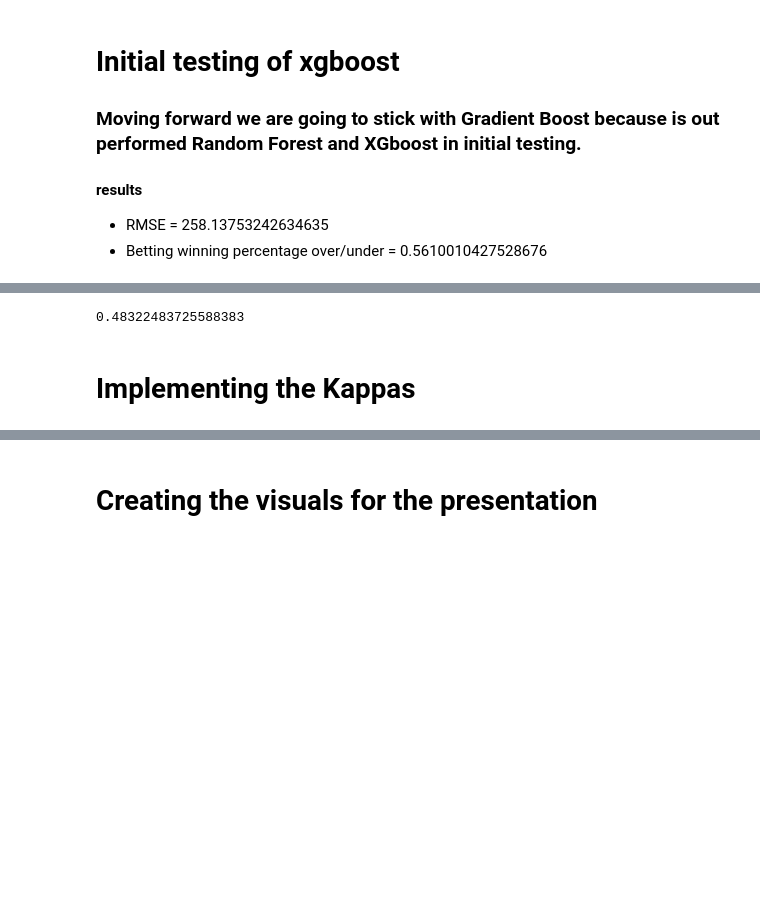
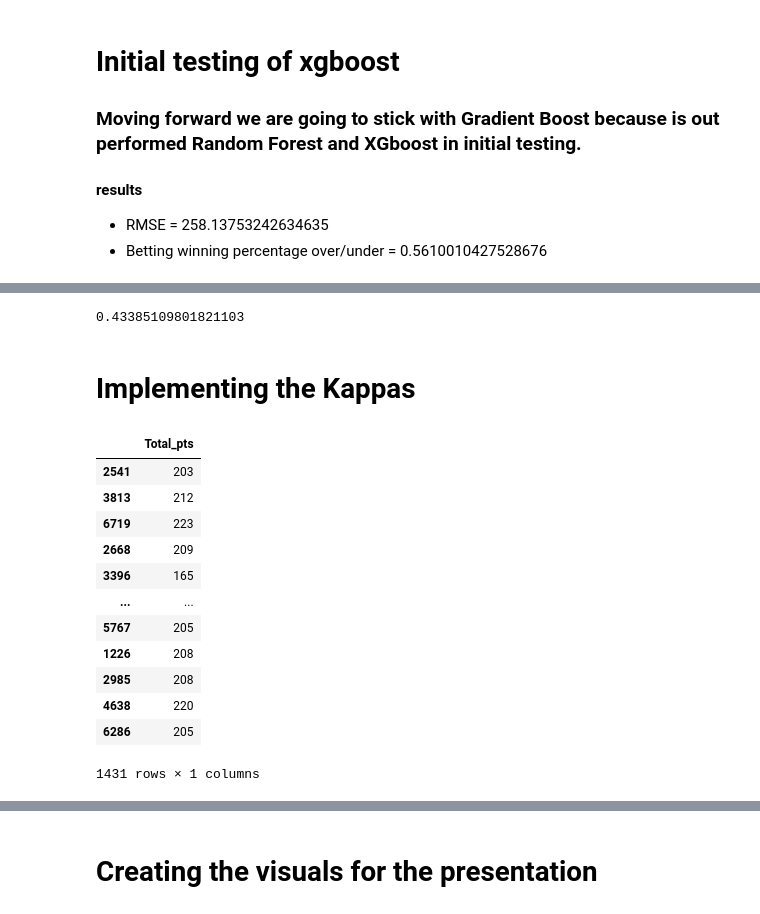
Before and after one commit to amoss038/Over_under, a Jupyter notebook: ml_models_playground.ipynb, the cells around one changed output, grey strips where cells are left out. Saved outputs shown, nothing was run; the diff lists cells and outputs as text; code cells hidden in the pictures; blank space fills up the shorter version.

```diff
--- a/ml_models_playground.ipynb
+++ b/ml_models_playground.ipynb
@@ -434,7 +390,7 @@ rmse
 # %%
 #checking to see how accurate the predictions are in terms of over under.
 acc_list = []
-zipped = zip(y_test, y_pred, rolling_data['totals'])
+zipped = zip(y_test, y_pred, compare_df['totals'])
 for x in zipped:
     if x[0] > x[2] and x[1] > x[2]:
         acc_list.append('over')
@@ -450,7 +406,7 @@ for item in acc_list:
 
 print ((len(acc_list) - len(lost)) / len(acc_list))
 # %% [output]
-0.48322483725588383
+0.43385109801821103
 # %%
 #for some reason I always need to run this import if I run any other cells in between running the xgboost model
 import xgboost as xg
@@ -482,3 +438,22 @@ gradient_fit= gradient.fit(X_train, y_train)
 y_pred = gradient_fit.predict(X_test)
 # %% [markdown]
 # Implementing the Kappas
+# %%
+#creating the play DF from y_test because y_test maintains the same index as the original
+#DF so that we can combine with the original DF to compare the Kappas to the games the y test refers to
+play = pd.DataFrame(y_test)
+play
+# %% [output]
+|  | Total_pts |
+| 2541 | 203 |
+| 3813 | 212 |
+| 6719 | 223 |
+| 2668 | 209 |
+| 3396 | 165 |
+| ... | ... |
+| 5767 | 205 |
+| 1226 | 208 |
+| 2985 | 208 |
+| 4638 | 220 |
+| 6286 | 205 |
+1431 rows × 1 columns
```
Also changed, not shown: parts of 54 cells of this notebook, 5 other files.
